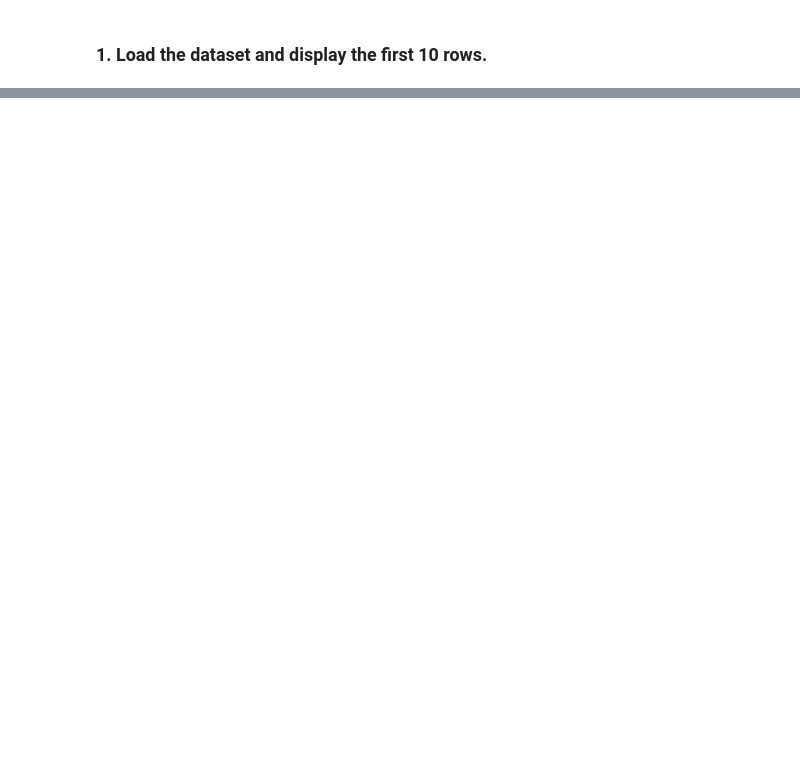
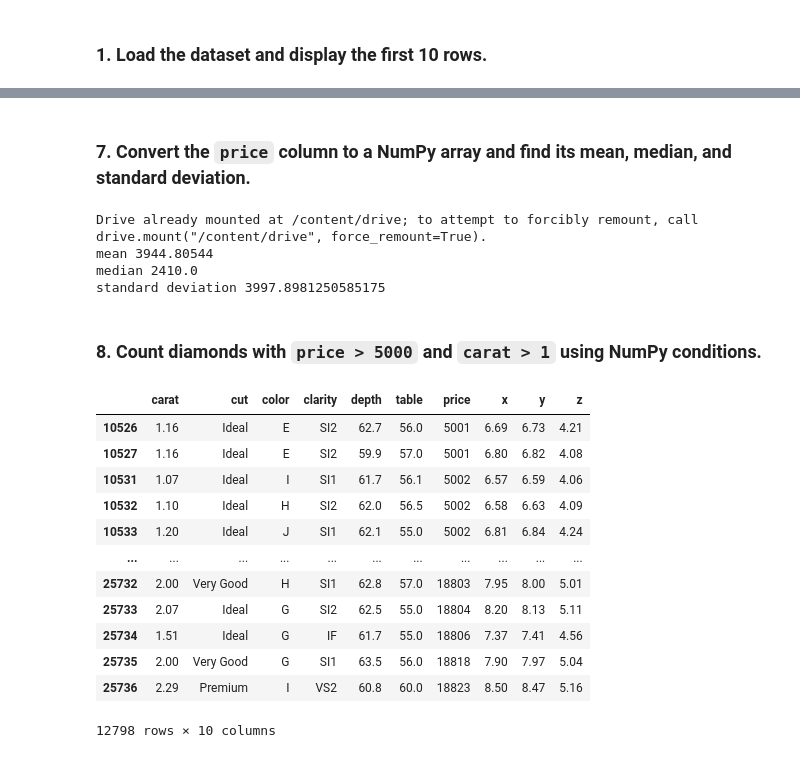
Before and after one commit to Arshdeepkaur3560/assignments, a Jupyter notebook: assignments_py.ipynb, the cells around one changed output, grey strips where cells are left out. Cells and saved outputs as stored; diff of their text form; code cells hidden in the pictures; blank space fills up the shorter version.

```diff
--- a/assignments_py.ipynb
+++ b/assignments_py.ipynb
@@ -928,0 +1184,35 @@ df.shape
+# %% [markdown]
+###  7. Convert the `price` column to a NumPy array and find its mean, median, and standard deviation.
+# %%
+import numpy as np
+import pandas as pd
+from google.colab import drive
+drive.mount('/content/drive')
+df =pd.read_csv('/content/drive/MyDrive/assignment11.csv')
+price_array = df['price'].to_numpy()
+print('mean',np.mean(price_array))
+print('median',np.median(price_array))
+print('standard deviation',np.std(price_array))
+# %% [output]
+Drive already mounted at /content/drive; to attempt to forcibly remount, call drive.mount("/content/drive", force_remount=True).
+mean 3944.80544
+median 2410.0
+standard deviation 3997.8981250585175
+# %% [markdown]
+###  8. Count diamonds with `price > 5000` and `carat > 1` using NumPy conditions.
+# %%
+df[(df['price']>5000) & ( df['carat']>1)]
+# %% [output]
+|  | carat | cut | color | clarity | depth | table | price | x | y | z |
+| 10526 | 1.16 | Ideal | E | SI2 | 62.7 | 56.0 | 5001 | 6.69 | 6.73 | 4.21 |
+| 10527 | 1.16 | Ideal | E | SI2 | 59.9 | 57.0 | 5001 | 6.80 | 6.82 | 4.08 |
+| 10531 | 1.07 | Ideal | I | SI1 | 61.7 | 56.1 | 5002 | 6.57 | 6.59 | 4.06 |
+| 10532 | 1.10 | Ideal | H | SI2 | 62.0 | 56.5 | 5002 | 6.58 | 6.63 | 4.09 |
+| 10533 | 1.20 | Ideal | J | SI1 | 62.1 | 55.0 | 5002 | 6.81 | 6.84 | 4.24 |
+| ... | ... | ... | ... | ... | ... | ... | ... | ... | ... | ... |
+| 25732 | 2.00 | Very Good | H | SI1 | 62.8 | 57.0 | 18803 | 7.95 | 8.00 | 5.01 |
+| 25733 | 2.07 | Ideal | G | SI2 | 62.5 | 55.0 | 18804 | 8.20 | 8.13 | 5.11 |
+| 25734 | 1.51 | Ideal | G | IF | 61.7 | 55.0 | 18806 | 7.37 | 7.41 | 4.56 |
+| 25735 | 2.00 | Very Good | G | SI1 | 63.5 | 56.0 | 18818 | 7.90 | 7.97 | 5.04 |
+| 25736 | 2.29 | Premium | I | VS2 | 60.8 | 60.0 | 18823 | 8.50 | 8.47 | 5.16 |
+12798 rows × 10 columns
```
Also changed, not shown: parts of 42 cells of this notebook.
